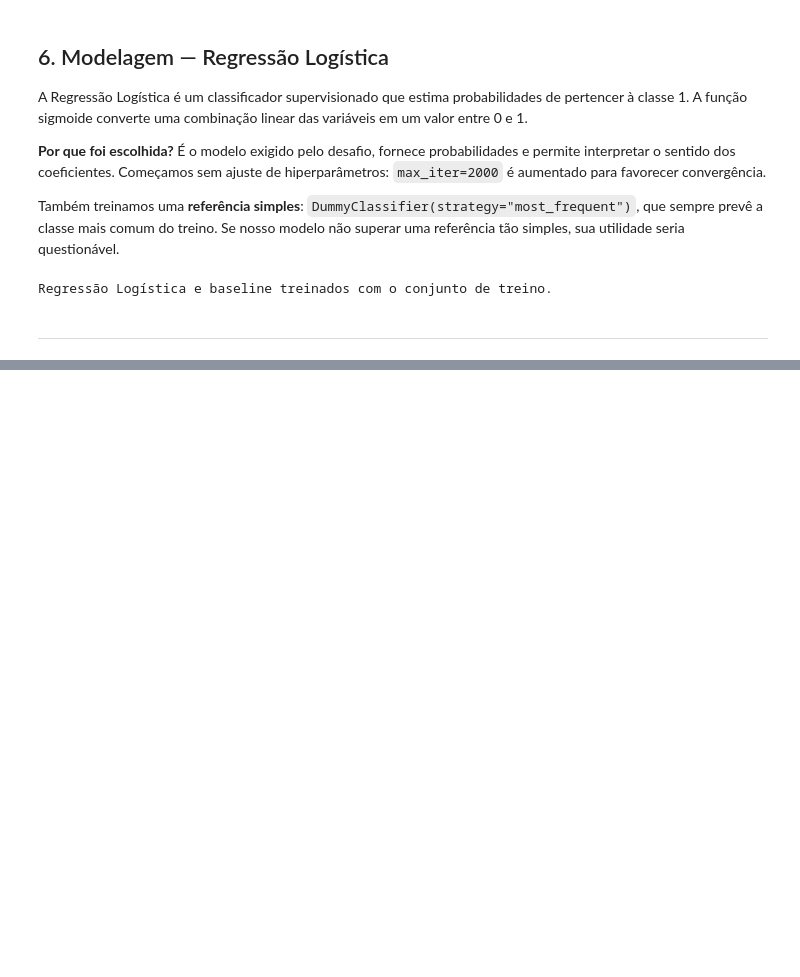
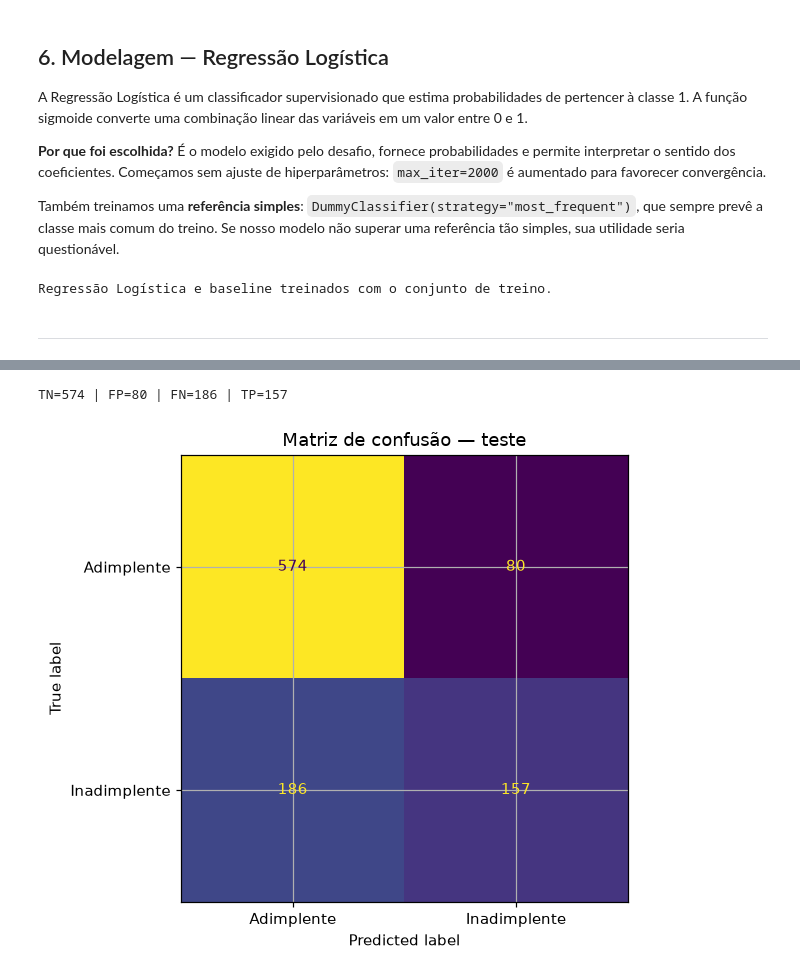
Before and after one commit to gabrielbragads/fast-track-ai-analise-de-credito, a Jupyter notebook: notebook/analise_de_credito.ipynb, the cells around one changed output, grey strips where cells are left out. Cells and saved outputs as stored; diff of their text form; code cells hidden in the pictures; blank space fills up the shorter version.

```diff
--- a/notebook/analise_de_credito.ipynb
+++ b/notebook/analise_de_credito.ipynb
@@ -485,0 +498,23 @@ Regressão Logística e baseline treinados com o conjunto de treino.
+# %%
+def avaliar(nome, estimador):
+    previsto = estimador.predict(X_teste)
+    probabilidade = estimador.predict_proba(X_teste)[:, 1]
+    return {
+        "Modelo": nome,
+        "Acurácia": accuracy_score(y_teste, previsto),
+        "Precision": precision_score(y_teste, previsto, zero_division=0),
+        "Recall": recall_score(y_teste, previsto, zero_division=0),
+        "F1": f1_score(y_teste, previsto, zero_division=0),
+        "ROC-AUC": roc_auc_score(y_teste, probabilidade)
+    }
+
+comparativo = pd.DataFrame([
+    avaliar("Baseline (classe majoritária)", baseline),
+    avaliar("Regressão Logística", modelo)
+]).set_index("Modelo")
+display(comparativo.round(3))
+
+previsoes = modelo.predict(X_teste)
+probabilidades = modelo.predict_proba(X_teste)[:, 1]
+print("Relatório do modelo:")
+print(classification_report(y_teste, previsoes, target_names=["Adimplente", "Inadimplente"], zero_division=0))
@@ -485,0 +545,13 @@ Regressão Logística e baseline treinados com o conjunto de treino.
+# %%
+matriz = confusion_matrix(y_teste, previsoes, labels=[0, 1])
+tn, fp, fn, tp = matriz.ravel()
+print(f"TN={tn} | FP={fp} | FN={fn} | TP={tp}")
+
+fig, ax = plt.subplots(figsize=(6, 5))
+ConfusionMatrixDisplay(confusion_matrix=matriz, display_labels=["Adimplente", "Inadimplente"]).plot(ax=ax, values_format="d", colorbar=False)
+ax.set_title("Matriz de confusão — teste")
+plt.tight_layout()
+plt.show()
+# %% [output]
+TN=574 | FP=80 | FN=186 | TP=157
+[figure, added]
```
Also changed, not shown: parts of 14 cells of this notebook.
